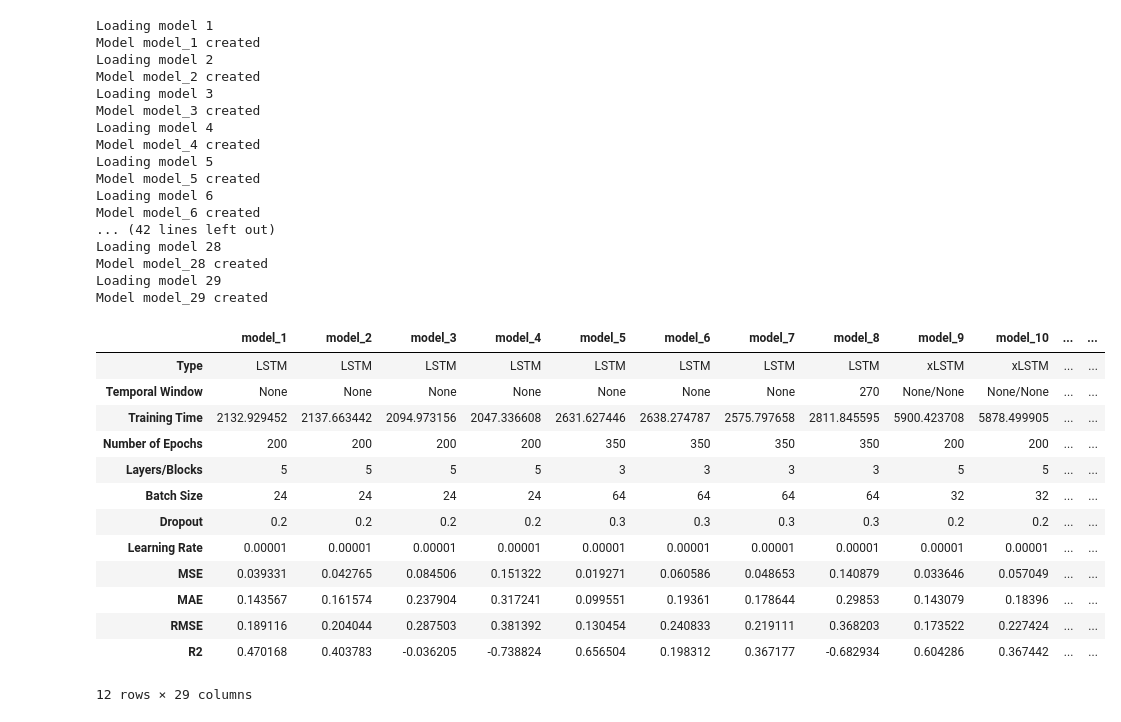
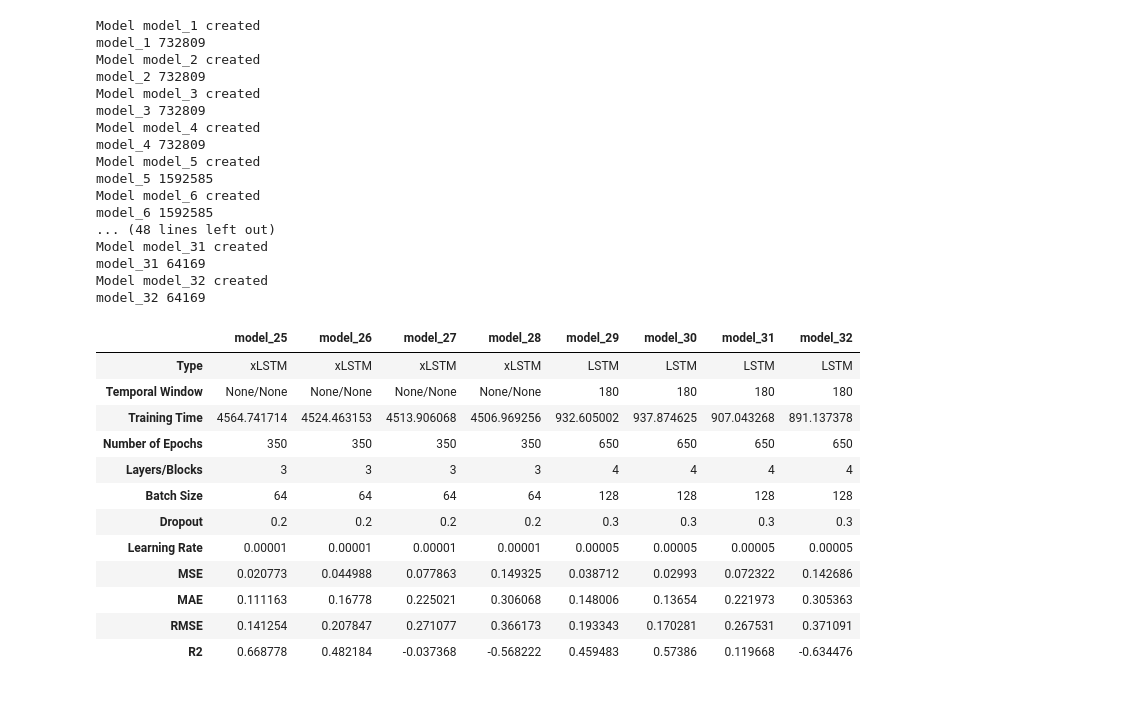
Before and after one commit to arnausanz/arnausanz.github.io, a Jupyter notebook: Results Analysis.ipynb, the cells around one changed output. Saved outputs shown, nothing was run; the diff lists cells and outputs as text; code cells hidden in the pictures.

Commit message:
Big training

```diff
--- a/Results Analysis.ipynb
+++ b/Results Analysis.ipynb
@@ -12,9 +12,10 @@ os.chdir(utils.get_root_dir() + '/model/final_models')
 n_models = len([name for name in os.listdir('.') if 'model_' in name])
 training_stats, testing_stats, model_results, model_info = {}, {}, {}, {}
 for i in range(1, n_models + 1):
-    print(f'Loading model {i}')
     m = model.load_model(f'model_{i}')
     model_info[m.model_config.model_name] = m.model_config.__dict__
+    # Print name and num of parameters for each model
+    print(m.model_config.model_name, sum(p.numel() for p in m.parameters()))
     with open(m.model_config.model_src + '/train/training_stats.json', 'r') as f:
         training_stats[m.model_config.model_name] = ujson.load(f)
     with open(m.model_config.model_src + '/test/losses.json', 'r') as f:
@@ -22,23 +23,23 @@ for i in range(1, n_models + 1):
     model_results[m.model_config.model_name] = np.load(m.model_config.model_src + '/test/y_pred.npy'), np.load(m.model_config.model_src + '/test/y_test.npy')
     del m
 # %% [output]
-Loading model 1
 Model model_1 created
-Loading model 2
+model_1 732809
 Model model_2 created
-Loading model 3
+model_2 732809
 Model model_3 created
-Loading model 4
+model_3 732809
 Model model_4 created
-Loading model 5
+model_4 732809
 Model model_5 created
-Loading model 6
+model_5 1592585
 Model model_6 created
-... (42 lines left out)
-Loading model 28
-Model model_28 created
-Loading model 29
-Model model_29 created
+model_6 1592585
+... (48 lines left out)
+Model model_31 created
+model_31 64169
+Model model_32 created
+model_32 64169
 # %%
 def get_model_information(model_name, training_stats, testing_stats, model_results, model_info, results_df):
     model_type = model_info['model_type']
@@ -75,22 +76,21 @@ final_df = pd.DataFrame(index=['Type', 'Temporal Window', 'Training Time', 'Numb
 for model_name in model_info.keys():
     get_model_information(model_name, training_stats[model_name], testing_stats[model_name], model_results[model_name], model_info[model_name], final_df)
 # %%
-final_df
+final_df.iloc[:,24:]
 # %% [output]
-|  | model_1 | model_2 | model_3 | model_4 | model_5 | model_6 | model_7 | model_8 | model_9 | model_10 | ... | ... |
-| Type | LSTM | LSTM | LSTM | LSTM | LSTM | LSTM | LSTM | LSTM | xLSTM | xLSTM | ... | ... |
-| Temporal Window | None | None | None | None | None | None | None | 270 | None/None | None/None | ... | ... |
-| Training Time | 2132.929452 | 2137.663442 | 2094.973156 | 2047.336608 | 2631.627446 | 2638.274787 | 2575.797658 | 2811.845595 | 5900.423708 | 5878.499905 | ... | ... |
-| Number of Epochs | 200 | 200 | 200 | 200 | 350 | 350 | 350 | 350 | 200 | 200 | ... | ... |
-| Layers/Blocks | 5 | 5 | 5 | 5 | 3 | 3 | 3 | 3 | 5 | 5 | ... | ... |
-| Batch Size | 24 | 24 | 24 | 24 | 64 | 64 | 64 | 64 | 32 | 32 | ... | ... |
-| Dropout | 0.2 | 0.2 | 0.2 | 0.2 | 0.3 | 0.3 | 0.3 | 0.3 | 0.2 | 0.2 | ... | ... |
-| Learning Rate | 0.00001 | 0.00001 | 0.00001 | 0.00001 | 0.00001 | 0.00001 | 0.00001 | 0.00001 | 0.00001 | 0.00001 | ... | ... |
-| MSE | 0.039331 | 0.042765 | 0.084506 | 0.151322 | 0.019271 | 0.060586 | 0.048653 | 0.140879 | 0.033646 | 0.057049 | ... | ... |
-| MAE | 0.143567 | 0.161574 | 0.237904 | 0.317241 | 0.099551 | 0.19361 | 0.178644 | 0.29853 | 0.143079 | 0.18396 | ... | ... |
-| RMSE | 0.189116 | 0.204044 | 0.287503 | 0.381392 | 0.130454 | 0.240833 | 0.219111 | 0.368203 | 0.173522 | 0.227424 | ... | ... |
-| R2 | 0.470168 | 0.403783 | -0.036205 | -0.738824 | 0.656504 | 0.198312 | 0.367177 | -0.682934 | 0.604286 | 0.367442 | ... | ... |
+|  | model_25 | model_26 | model_27 | model_28 | model_29 | model_30 | model_31 | model_32 |
+| Type | xLSTM | xLSTM | xLSTM | xLSTM | LSTM | LSTM | LSTM | LSTM |
+| Temporal Window | None/None | None/None | None/None | None/None | 180 | 180 | 180 | 180 |
+| Training Time | 4564.741714 | 4524.463153 | 4513.906068 | 4506.969256 | 932.605002 | 937.874625 | 907.043268 | 891.137378 |
+| Number of Epochs | 350 | 350 | 350 | 350 | 650 | 650 | 650 | 650 |
+| Layers/Blocks | 3 | 3 | 3 | 3 | 4 | 4 | 4 | 4 |
+| Batch Size | 64 | 64 | 64 | 64 | 128 | 128 | 128 | 128 |
+| Dropout | 0.2 | 0.2 | 0.2 | 0.2 | 0.3 | 0.3 | 0.3 | 0.3 |
+| Learning Rate | 0.00001 | 0.00001 | 0.00001 | 0.00001 | 0.00005 | 0.00005 | 0.00005 | 0.00005 |
+| MSE | 0.020773 | 0.044988 | 0.077863 | 0.149325 | 0.038712 | 0.02993 | 0.072322 | 0.142686 |
+| MAE | 0.111163 | 0.16778 | 0.225021 | 0.306068 | 0.148006 | 0.13654 | 0.221973 | 0.305363 |
+| RMSE | 0.141254 | 0.207847 | 0.271077 | 0.366173 | 0.193343 | 0.170281 | 0.267531 | 0.371091 |
+| R2 | 0.668778 | 0.482184 | -0.037368 | -0.568222 | 0.459483 | 0.57386 | 0.119668 | -0.634476 |
-12 rows × 29 columns
 # %%
 def plot_results_in_same_chart(y_pred, y_test, title="", colors = None, models = None):
     n_results = len(y_pred)
```
Also changed, not shown: parts of 1 cell of this notebook, 1 other file.
